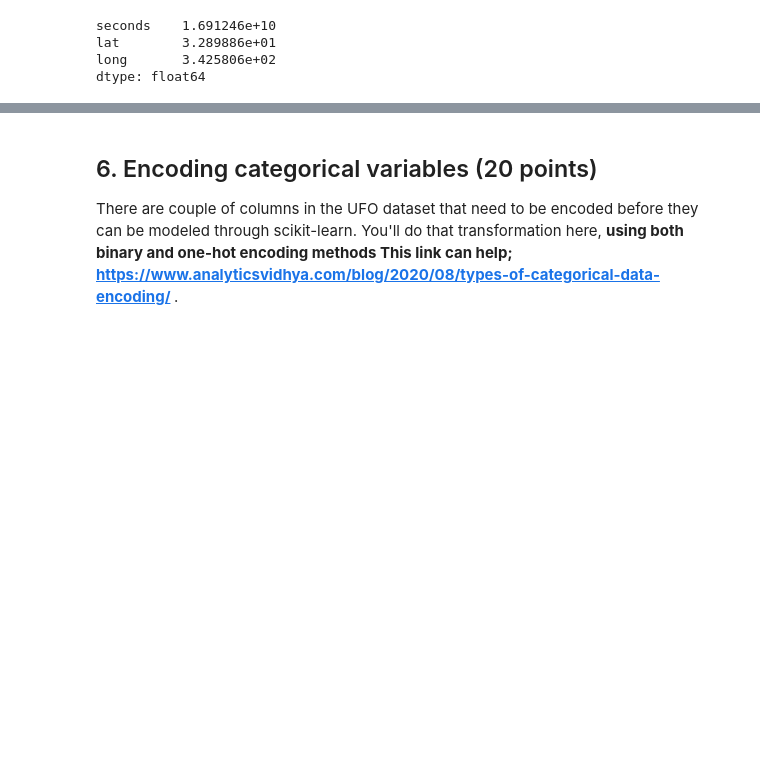
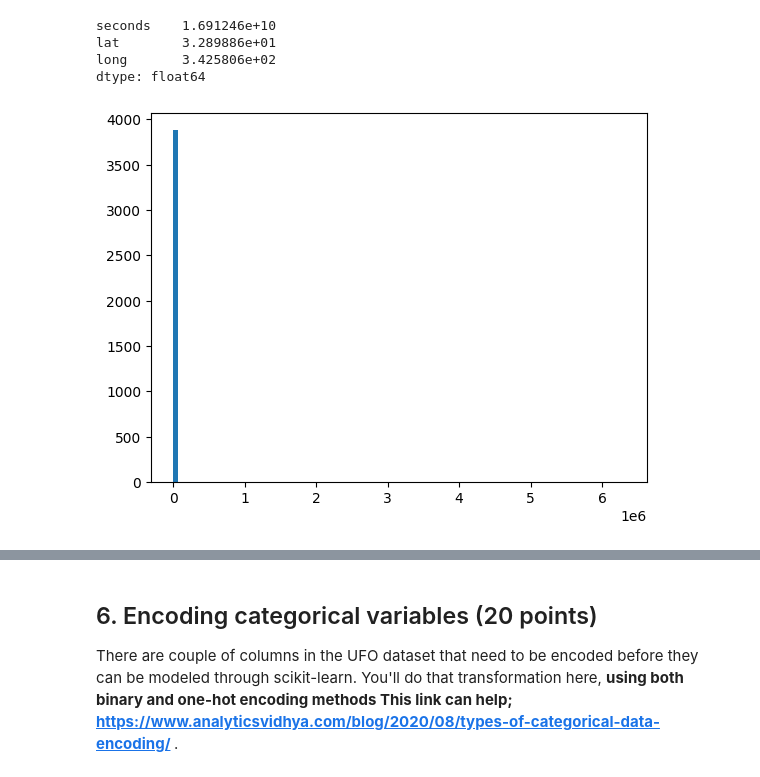
Before and after one commit to hodge-py/Coding_assignments, a Jupyter notebook: MachineLearning/Assignment1/Assignment1.ipynb, the cells around one changed output, grey strips where cells are left out. Cells and saved outputs as stored; diff of their text form; code cells hidden in the pictures; blank space fills up the shorter version.

```diff
--- a/MachineLearning/Assignment1/Assignment1.ipynb
+++ b/MachineLearning/Assignment1/Assignment1.ipynb
@@ -133,6 +150,11 @@ seconds    1.691246e+10
 lat        3.289886e+01
 long       3.425806e+02
 dtype: float64
+# %%
+plt.hist(df_new['seconds'],bins=100)
+plt.show()
+# %% [output]
+[figure, added]
 # %%
 df_new['seconds'] = np.log(df_new['seconds'])
 df_new.replace(-np.inf,0,inplace=True)
```
Also changed, not shown: parts of 10 cells of this notebook, 2 other files.
